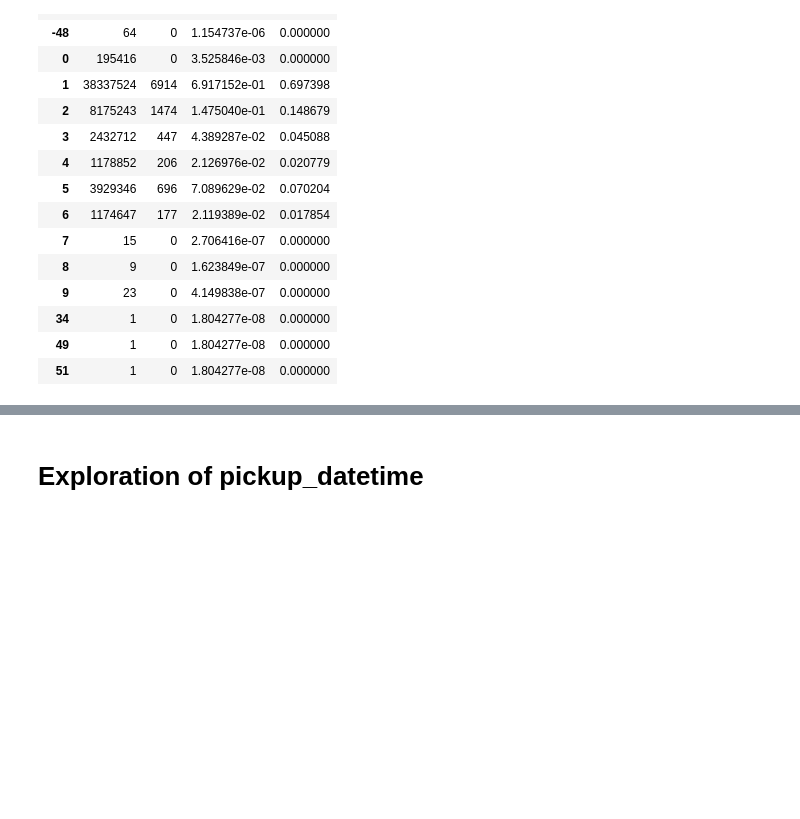
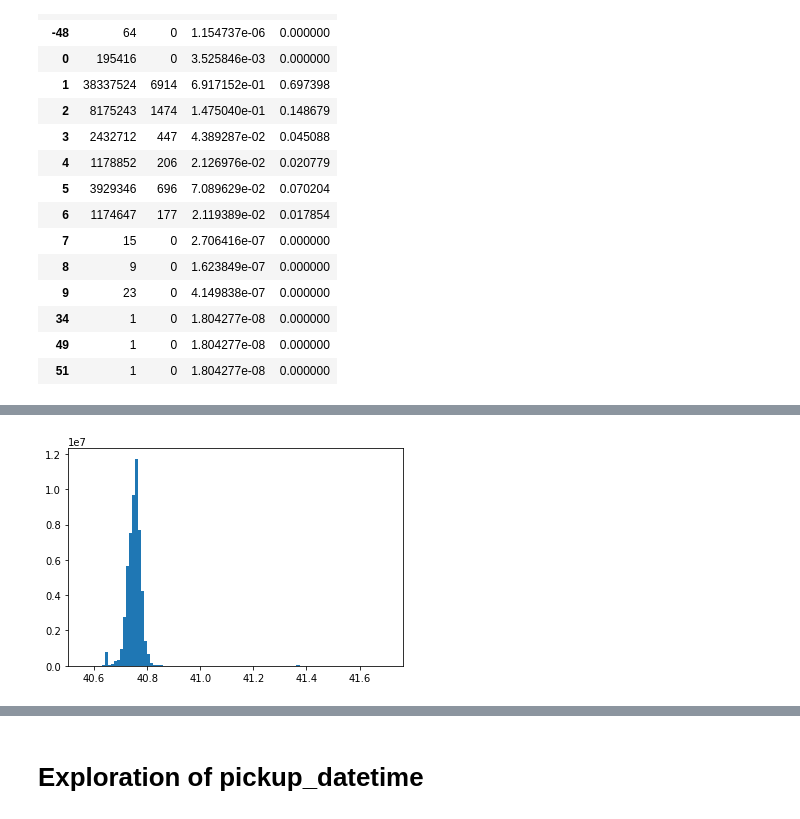
Before and after one commit to TanguyLe/nytf, a Jupyter notebook: python/notebook/exploration_tristan.ipynb, the cells around one changed output, grey strips where cells are left out. Drawn from its saved outputs; the diff is of its cells as text; code cells hidden in the pictures; blank space fills up the shorter version.

```diff
--- a/python/notebook/exploration_tristan.ipynb
+++ b/python/notebook/exploration_tristan.ipynb
@@ -135,0 +174,5 @@ counts
+# %%
+plt.hist(train.pickup_latitude[(40.56 < train.pickup_latitude) & (train.pickup_latitude < 41.71)], bins=100)
+pass
+# %% [output]
+[figure, added]
```
Also changed, not shown: parts of 20 cells of this notebook, 2 other files.
